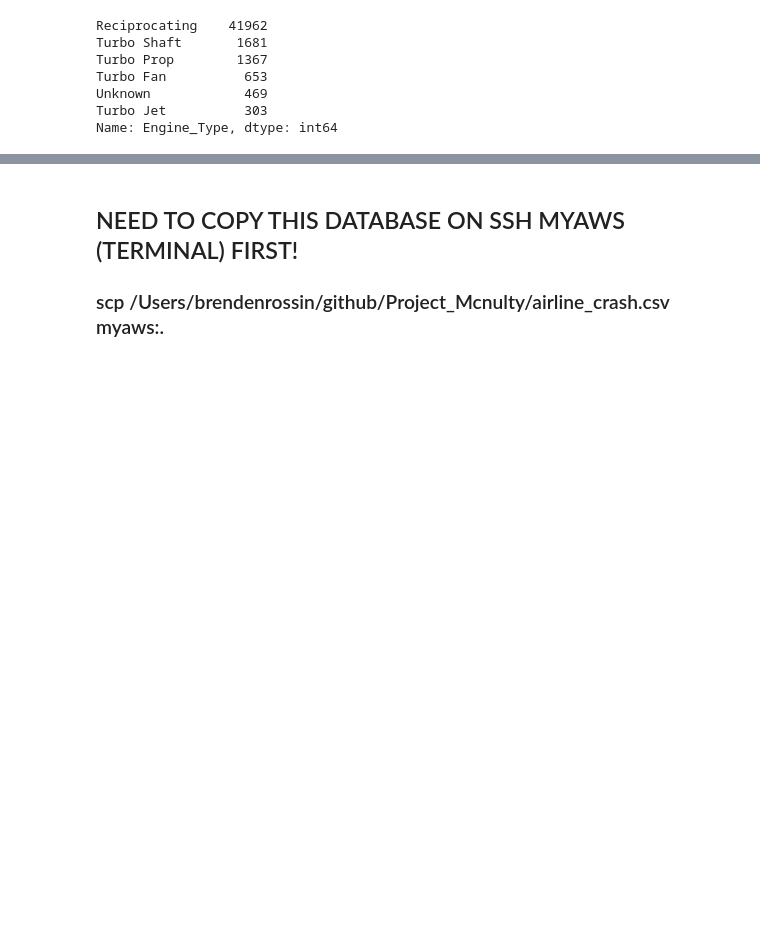
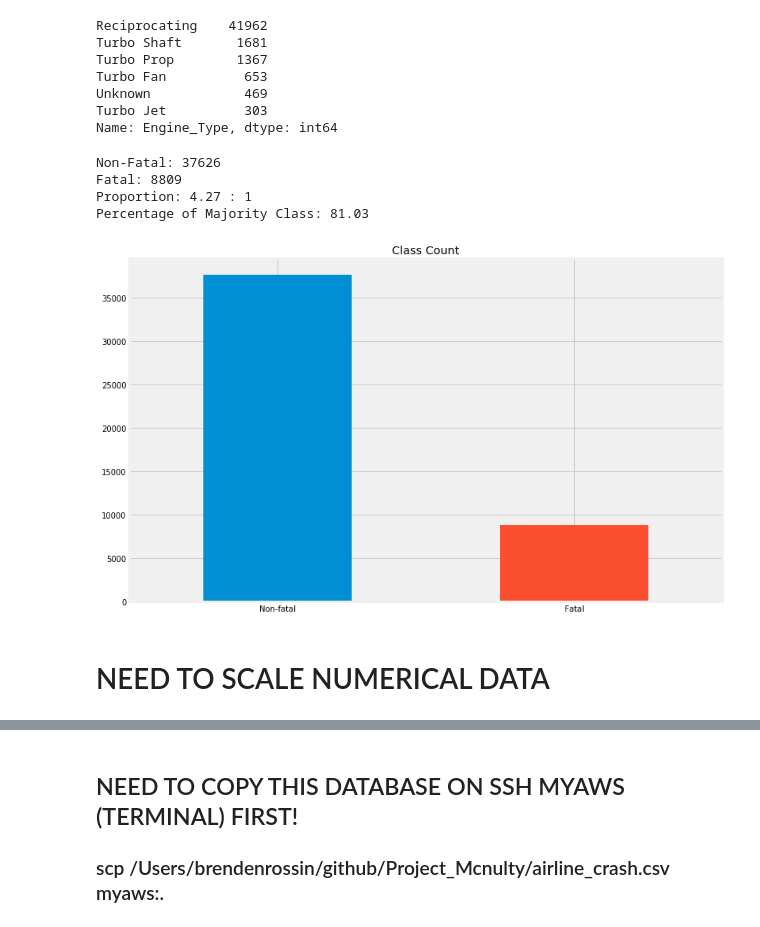
Before and after one commit to brendenrossin/Project_Mcnulty, a Jupyter notebook: Mcnulty_PSQL.ipynb, the cells around one changed output, grey strips where cells are left out. Cells and saved outputs as stored; diff of their text form; code cells hidden in the pictures; blank space fills up the shorter version.

Commit message:
After fixing unbalanced data problem

```diff
--- a/Mcnulty_PSQL.ipynb
+++ b/Mcnulty_PSQL.ipynb
@@ -866,3 +866,19 @@ Turbo Fan          653
 Unknown            469
 Turbo Jet          303
 Name: Engine_Type, dtype: int64
+# %%
+target_count = real_df['Was_Fatal'].value_counts()
+print(f'Non-Fatal: {target_count[0]}')
+print(f'Fatal: {target_count[1]}')
+print(f'Proportion: {round(target_count[0] / target_count[1], 2)} : 1')
+print(f'Percentage of Majority Class: {round(target_count[0] / sum(target_count), 4)*100}')
+# %% [output]
+Non-Fatal: 37626
+Fatal: 8809
+Proportion: 4.27 : 1
+Percentage of Majority Class: 81.03
+# %%
+target_count.plot(kind='bar', title='Class Count', rot=0);
+plt.gcf().set_size_inches(12,8)
+# %% [output]
+[figure, added]
@@ -869,3 +920,5 @@ Name: Engine_Type, dtype: int64
+# %% [markdown]
+# NEED TO SCALE NUMERICAL DATA
 # %%
 ## DUMMIFY ENGINE TYPE AND ADD? ADD REGION FROM PSQL??
 
```
Also changed, not shown: parts of 41 cells of this notebook.
